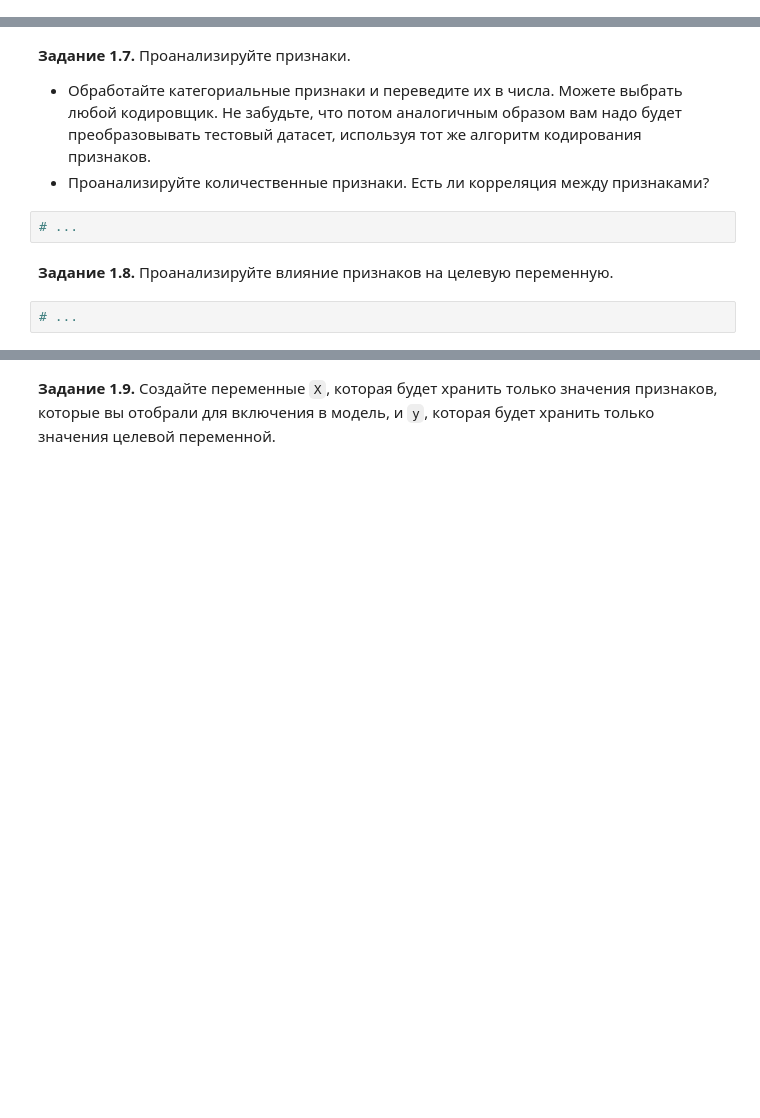
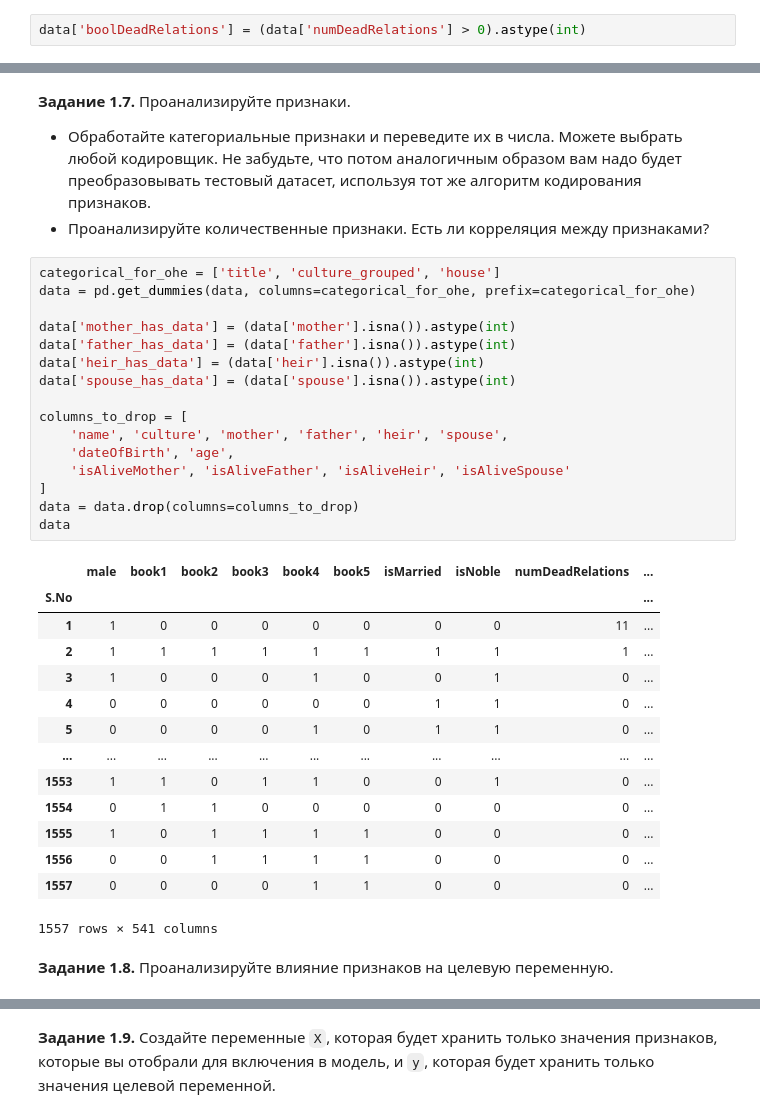
Before and after one commit to anqlim/DLS, a Jupyter notebook: Homework/hw_1_game_of_thrones.ipynb, the cells around one changed output, grey strips where cells are left out. Drawn from its saved outputs; the diff is of its cells as text; blank space fills up the shorter version.

```diff
--- a/Homework/hw_1_game_of_thrones.ipynb
+++ b/Homework/hw_1_game_of_thrones.ipynb
@@ -228,6 +247,8 @@ data['popularity'].hist(bins=50)
 Посмотрите на частотное распределение этого признака. Лишь для малого числа персонажей `numDeadRelations>0`.
 
 Создайте признак `boolDeadRelations`. Давайте упростим признак `numDeadRelations`, и просто поделим людей на тех, у кого были хоть какие то отношения с мертвыми персонажами, т.е. `numDeadRelations > 0`, и те, у которых не было, т.е. `numDeadRelations = 0`.
+# %%
+data['boolDeadRelations'] = (data['numDeadRelations'] > 0).astype(int)
 # %% [markdown]
 Наконец, давайте посмотрим на **признак age**. В нем очень много пропущенных значений. Для того, чтобы использовать в модели информацию о возрасте персонажа, мы создадим два новых признака: `age_value` и `age_no_data`
 
@@ -359,9 +466,36 @@ data.describe(include = [...]).T[['count', 'min', 'max']].assign(N_unique_values
 **Задание 1.7.** Проанализируйте признаки.
   * Обработайте категориальные признаки и переведите их в числа. Можете выбрать любой кодировщик. Не забудьте, что потом аналогичным образом вам надо будет преобразовывать тестовый датасет, используя тот же алгоритм кодирования признаков.
   * Проанализируйте количественные признаки. Есть ли корреляция между признаками?
-# %%
-# ...
+# %%
+categorical_for_ohe = ['title', 'culture_grouped', 'house']
+data = pd.get_dummies(data, columns=categorical_for_ohe, prefix=categorical_for_ohe)
+
+data['mother_has_data'] = (data['mother'].isna()).astype(int)
+data['father_has_data'] = (data['father'].isna()).astype(int)
+data['heir_has_data'] = (data['heir'].isna()).astype(int)
+data['spouse_has_data'] = (data['spouse'].isna()).astype(int)
+
+columns_to_drop = [
+    'name', 'culture', 'mother', 'father', 'heir', 'spouse',
+    'dateOfBirth', 'age',
+    'isAliveMother', 'isAliveFather', 'isAliveHeir', 'isAliveSpouse'
+]
+data = data.drop(columns=columns_to_drop)
+data
+# %% [output]
+|  | male | book1 | book2 | book3 | book4 | book5 | isMarried | isNoble | numDeadRelations | ... |
+| S.No |  |  |  |  |  |  |  |  |  | ... |
+| 1 | 1 | 0 | 0 | 0 | 0 | 0 | 0 | 0 | 11 | ... |
+| 2 | 1 | 1 | 1 | 1 | 1 | 1 | 1 | 1 | 1 | ... |
+| 3 | 1 | 0 | 0 | 0 | 1 | 0 | 0 | 1 | 0 | ... |
+| 4 | 0 | 0 | 0 | 0 | 0 | 0 | 1 | 1 | 0 | ... |
+| 5 | 0 | 0 | 0 | 0 | 1 | 0 | 1 | 1 | 0 | ... |
+| ... | ... | ... | ... | ... | ... | ... | ... | ... | ... | ... |
+| 1553 | 1 | 1 | 0 | 1 | 1 | 0 | 0 | 1 | 0 | ... |
+| 1554 | 0 | 1 | 1 | 0 | 0 | 0 | 0 | 0 | 0 | ... |
+| 1555 | 1 | 0 | 1 | 1 | 1 | 1 | 0 | 0 | 0 | ... |
+| 1556 | 0 | 0 | 1 | 1 | 1 | 1 | 0 | 0 | 0 | ... |
+| 1557 | 0 | 0 | 0 | 0 | 1 | 1 | 0 | 0 | 0 | ... |
+1557 rows × 541 columns
 # %% [markdown]
 **Задание 1.8.** Проанализируйте влияние признаков на целевую переменную.
-# %%
-# ...
```
Also changed, not shown: parts of 25 cells of this notebook.
